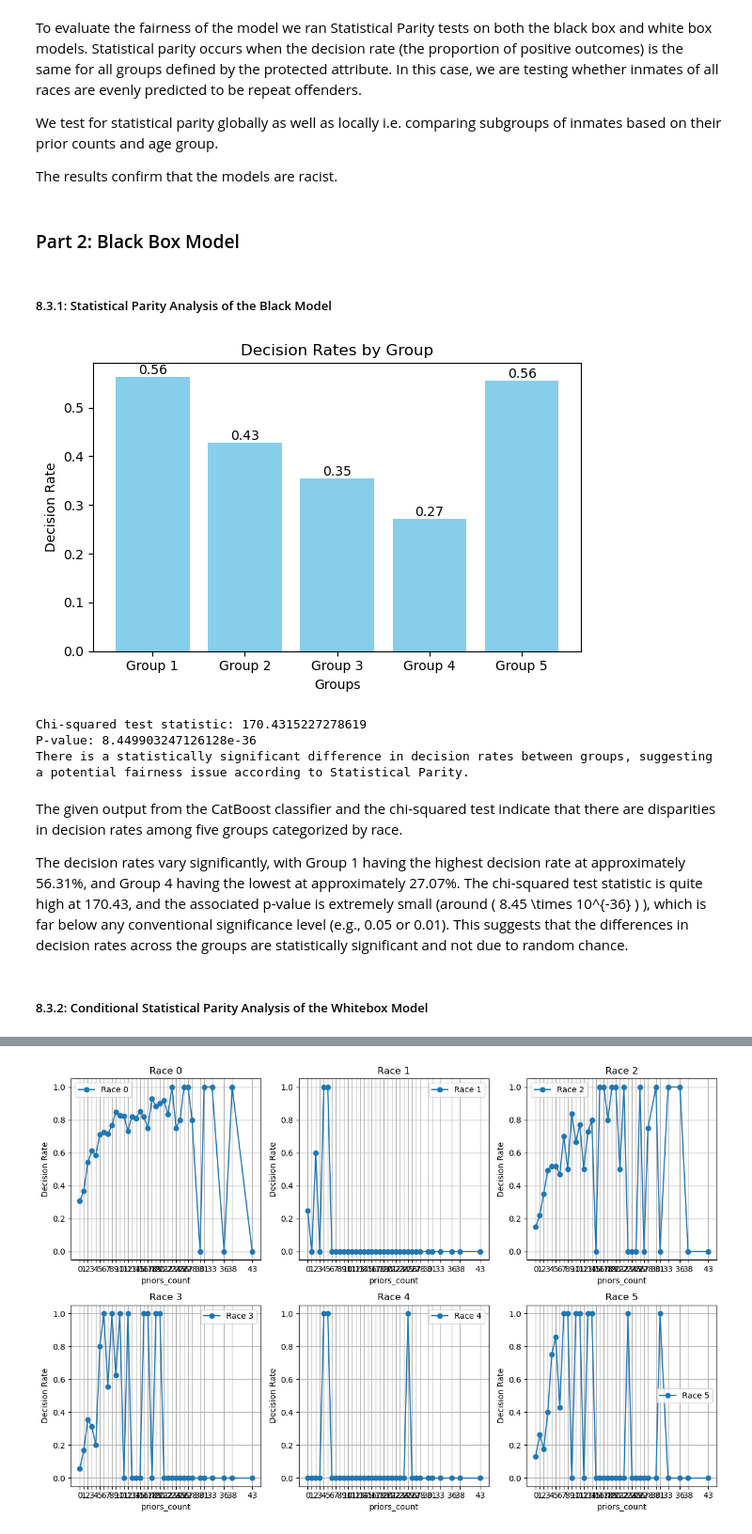
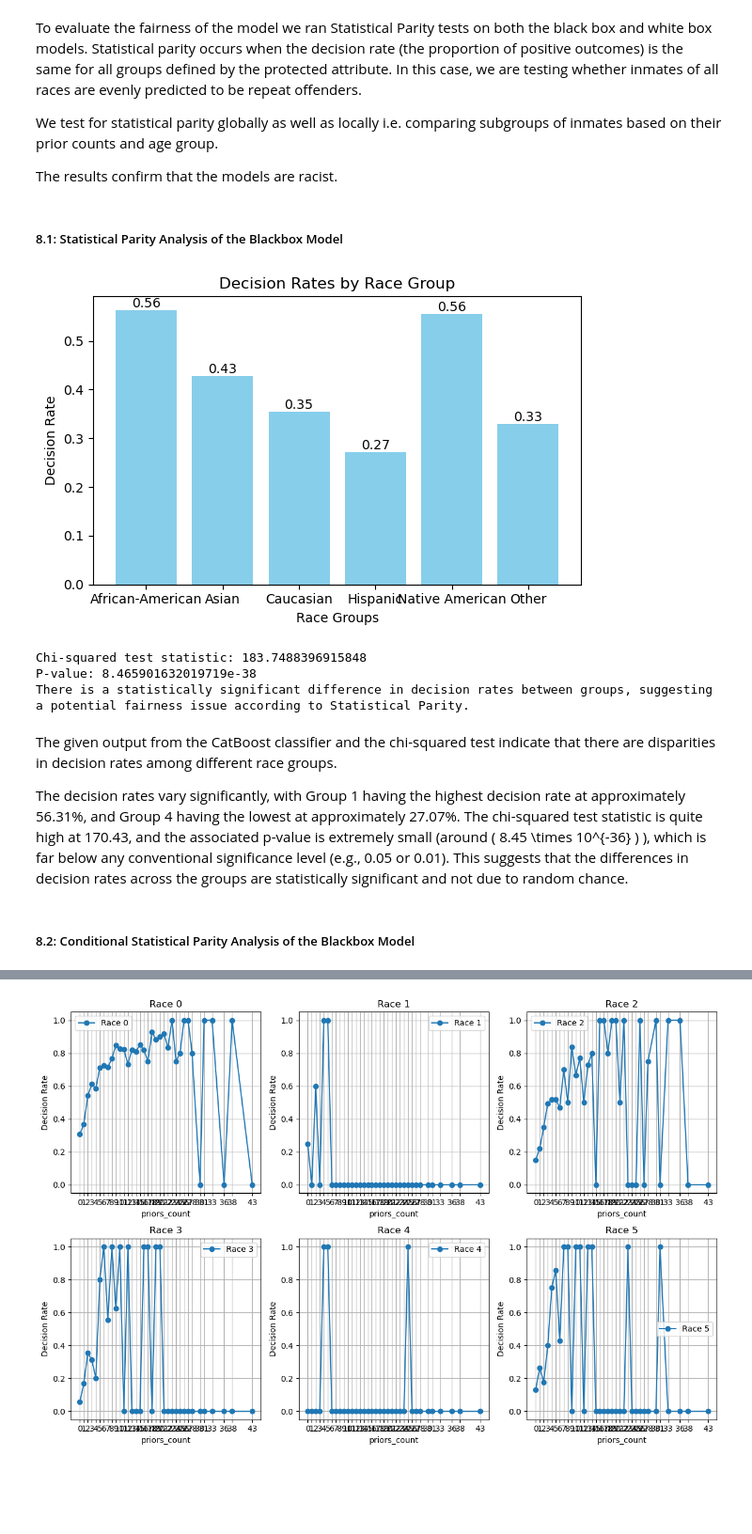
Before and after one commit to Guillaume-ds/algo_fairness, a Jupyter notebook: notebooks/3_model_analysis.ipynb, the cells around one changed output, grey strips where cells are left out. Shown: that part at 94% size. Drawn from its saved outputs; the diff is of its cells as text; code cells hidden in the pictures; blank space fills up the shorter version.

Commit message:
part 8 + loading models changes

```diff
--- a/notebooks/3_model_analysis.ipynb
+++ b/notebooks/3_model_analysis.ipynb
@@ -58,5 +58,7 @@ X.fillna(X.mean(), inplace=True)
 
 # Split the data into training and test sets
 X_train, X_test, y_train, y_test = train_test_split(X, y, test_size=0.20, random_state=42)
+# %%
+race_mappings = {0: 'African-American', 1: 'Asian', 2: 'Caucasian', 3: 'Hispanic', 4: 'Native American', 5: 'Other'}
 # %% [markdown]
 ## Step 8: Fairness Assessment
@@ -68,59 +68,57 @@ To evaluate the fairness of the model we ran Statistical Parity tests on both th
 We test for statistical parity globally as well as locally i.e. comparing subgroups of inmates based on their prior counts and age group.
 
 The results confirm that the models are racist.
-# %% [markdown]
-### Part 2: Black Box Model
 # %%
 # prep data
 groups = []
 predictions = []
 decision_rates = []
-for i in range(5):
+for i in range(6):
     groups.append(X_test[X_test['race'] == i])
 # %% [markdown]
-##### 8.3.1: Statistical Parity Analysis of the Black Model
+##### 8.1: Statistical Parity Analysis of the Blackbox Model
 # %%
 for group in groups:
     preds = blackbox_model.predict(group)
     predictions.append(preds)
     decision_rates.append(np.mean(preds))
 
 contingency_table = []
 for preds in predictions:
     positive_outcomes = np.sum(preds)
     negative_outcomes = len(preds) - positive_outcomes
     contingency_table.append([positive_outcomes, negative_outcomes])
 chi2, p, dof, ex = chi2_contingency(contingency_table)
 
 plt.figure(figsize=(6, 4))
-bar_positions = np.arange(len(decision_rates))  # The positions of the bars
+bar_positions = np.arange(len(decision_rates))
 plt.bar(bar_positions, decision_rates, color='skyblue')
-plt.xlabel('Groups')
+plt.xlabel('Race Groups')
 plt.ylabel('Decision Rate')
-plt.title('Decision Rates by Group')
-plt.xticks(bar_positions, [f'Group {i+1}' for i in range(len(decision_rates))])
+plt.title('Decision Rates by Race Group')
+plt.xticks(bar_positions, [race_mappings[i] for i in range(len(decision_rates))])
 for i, rate in enumerate(decision_rates):
     plt.text(i, rate, f'{rate:.2f}', ha='center', va='bottom')
 plt.tight_layout()
 plt.show()
 
 print(f'Chi-squared test statistic: {chi2}')
 print(f'P-value: {p}')
 if p < 0.05:
     print("There is a statistically significant difference in decision rates between groups, suggesting a potential fairness issue according to Statistical Parity.")
 else:
     print("There is no statistically significant difference in decision rates between groups according to the chi-squared test.")
 # %% [output]
-[figure, old version]
+[figure, new version]
-Chi-squared test statistic: 170.4315227278619
-P-value: 8.449903247126128e-36
+Chi-squared test statistic: 183.7488396915848
+P-value: 8.465901632019719e-38
 There is a statistically significant difference in decision rates between groups, suggesting a potential fairness issue according to Statistical Parity.
 # %% [markdown]
-The given output from the CatBoost classifier and the chi-squared test indicate that there are disparities in decision rates among five groups categorized by race.
+The given output from the CatBoost classifier and the chi-squared test indicate that there are disparities in decision rates among different race groups.
 
 The decision rates vary significantly, with Group 1 having the highest decision rate at approximately 56.31%, and Group 4 having the lowest at approximately 27.07%. The chi-squared test statistic is quite high at 170.43, and the associated p-value is extremely small (around \( 8.45 \times 10^{-36} \) ), which is far below any conventional significance level (e.g., 0.05 or 0.01). This suggests that the differences in decision rates across the groups are statistically significant and not due to random chance.
 # %% [markdown]
-##### 8.3.2: Conditional Statistical Parity Analysis of the Whitebox Model
+##### 8.2: Conditional Statistical Parity Analysis of the Blackbox Model
 # %%
 control_variables = ['age_cat', 'priors_count']
 unique_values = {var: X_test[var].unique() for var in control_variables}
```
Also changed, not shown: parts of 14 cells of this notebook, 5 other files.
